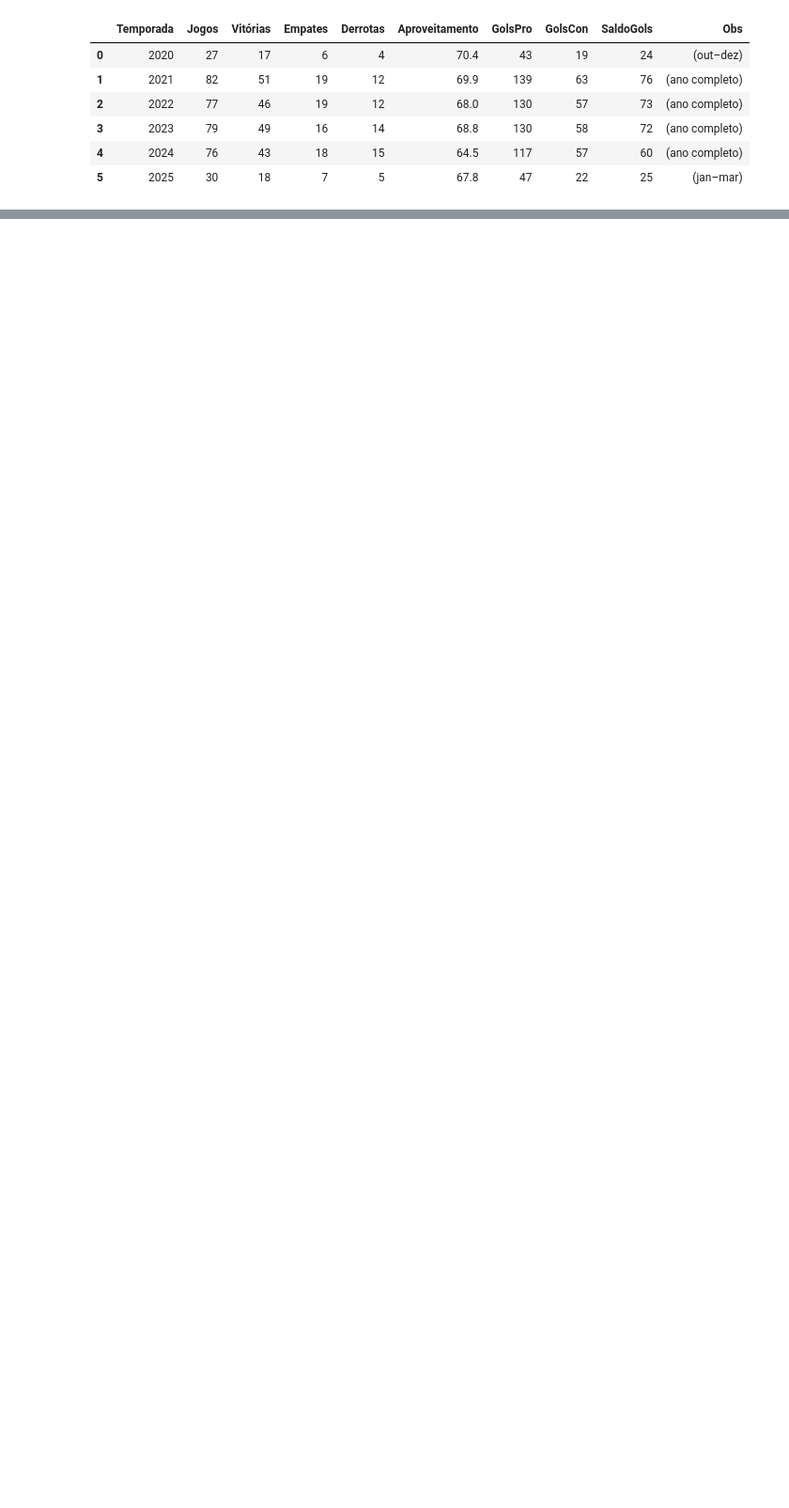
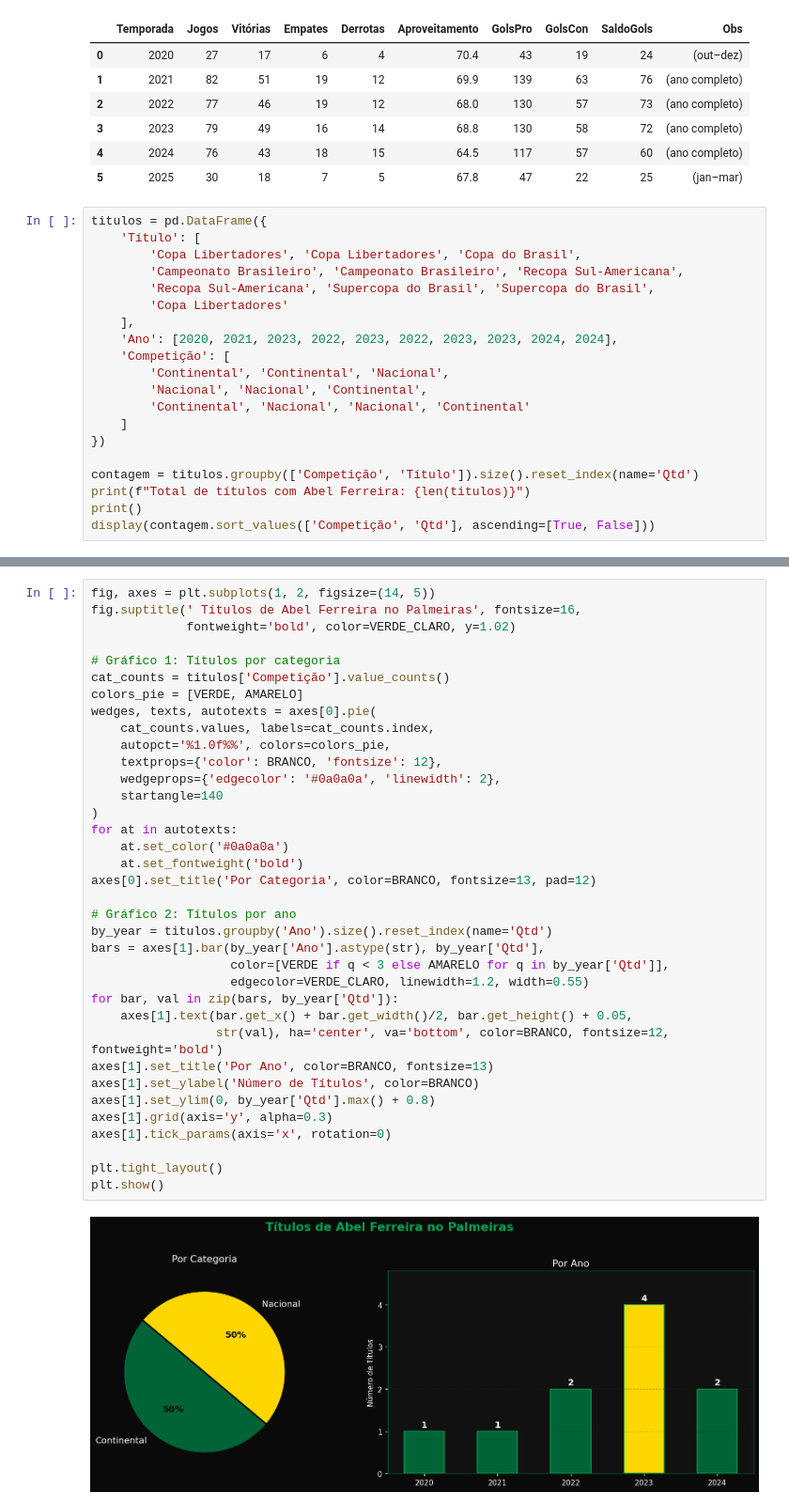
Before and after one commit to mjrd05/Projeto_Aproveitamento, a Jupyter notebook: Aproveitamento Abel.ipynb, the cells around one changed output, grey strips where cells are left out. Shown at 94% size. Cells and saved outputs as stored; diff of their text form; blank space fills up the shorter version.

Commit message:
Update - Graphs
Added graphs

```diff
--- a/Aproveitamento Abel.ipynb
+++ b/Aproveitamento Abel.ipynb
@@ -70,3 +70,23 @@ display(campanhas[['Temporada','Jogos','Vitórias','Empates','Derrotas',
 | 3 | 2023 | 79 | 49 | 16 | 14 | 68.8 | 130 | 58 | 72 | (ano completo) |
 | 4 | 2024 | 76 | 43 | 18 | 15 | 64.5 | 117 | 57 | 60 | (ano completo) |
 | 5 | 2025 | 30 | 18 | 7 | 5 | 67.8 | 47 | 22 | 25 | (jan–mar) |
+# %%
+titulos = pd.DataFrame({
+    'Título': [
+        'Copa Libertadores', 'Copa Libertadores', 'Copa do Brasil',
+        'Campeonato Brasileiro', 'Campeonato Brasileiro', 'Recopa Sul-Americana',
+        'Recopa Sul-Americana', 'Supercopa do Brasil', 'Supercopa do Brasil',
+        'Copa Libertadores'
+    ],
+    'Ano': [2020, 2021, 2023, 2022, 2023, 2022, 2023, 2023, 2024, 2024],
+    'Competição': [
+        'Continental', 'Continental', 'Nacional',
+        'Nacional', 'Nacional', 'Continental',
+        'Continental', 'Nacional', 'Nacional', 'Continental'
+    ]
+})
+
+contagem = titulos.groupby(['Competição', 'Título']).size().reset_index(name='Qtd')
+print(f"Total de títulos com Abel Ferreira: {len(titulos)}")
+print()
+display(contagem.sort_values(['Competição', 'Qtd'], ascending=[True, False]))
@@ -72,0 +101,38 @@ display(campanhas[['Temporada','Jogos','Vitórias','Empates','Derrotas',
+# %%
+fig, axes = plt.subplots(1, 2, figsize=(14, 5))
+fig.suptitle(' Títulos de Abel Ferreira no Palmeiras', fontsize=16,
+             fontweight='bold', color=VERDE_CLARO, y=1.02)
+
+# Gráfico 1: Títulos por categoria
+cat_counts = titulos['Competição'].value_counts()
+colors_pie = [VERDE, AMARELO]
+wedges, texts, autotexts = axes[0].pie(
+    cat_counts.values, labels=cat_counts.index,
+    autopct='%1.0f%%', colors=colors_pie,
+    textprops={'color': BRANCO, 'fontsize': 12},
+    wedgeprops={'edgecolor': '#0a0a0a', 'linewidth': 2},
+    startangle=140
+)
+for at in autotexts:
+    at.set_color('#0a0a0a')
+    at.set_fontweight('bold')
+axes[0].set_title('Por Categoria', color=BRANCO, fontsize=13, pad=12)
+
+# Gráfico 2: Títulos por ano
+by_year = titulos.groupby('Ano').size().reset_index(name='Qtd')
+bars = axes[1].bar(by_year['Ano'].astype(str), by_year['Qtd'],
+                   color=[VERDE if q < 3 else AMARELO for q in by_year['Qtd']],
+                   edgecolor=VERDE_CLARO, linewidth=1.2, width=0.55)
+for bar, val in zip(bars, by_year['Qtd']):
+    axes[1].text(bar.get_x() + bar.get_width()/2, bar.get_height() + 0.05,
+                 str(val), ha='center', va='bottom', color=BRANCO, fontsize=12, fontweight='bold')
+axes[1].set_title('Por Ano', color=BRANCO, fontsize=13)
+axes[1].set_ylabel('Número de Títulos', color=BRANCO)
+axes[1].set_ylim(0, by_year['Qtd'].max() + 0.8)
+axes[1].grid(axis='y', alpha=0.3)
+axes[1].tick_params(axis='x', rotation=0)
+
+plt.tight_layout()
+plt.show()
+# %% [output]
+[figure, added]
```
Also changed, not shown: parts of 3 cells of this notebook.
